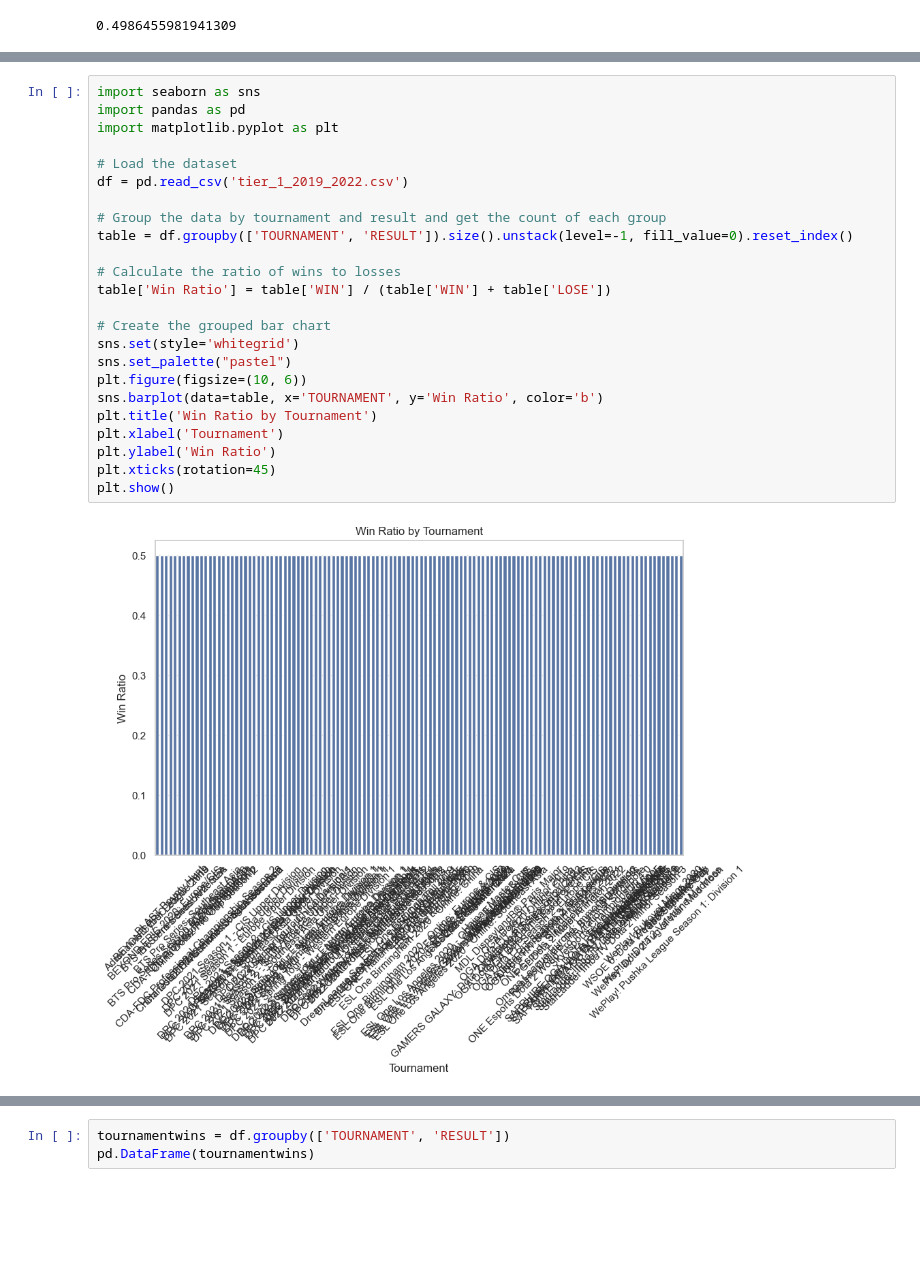
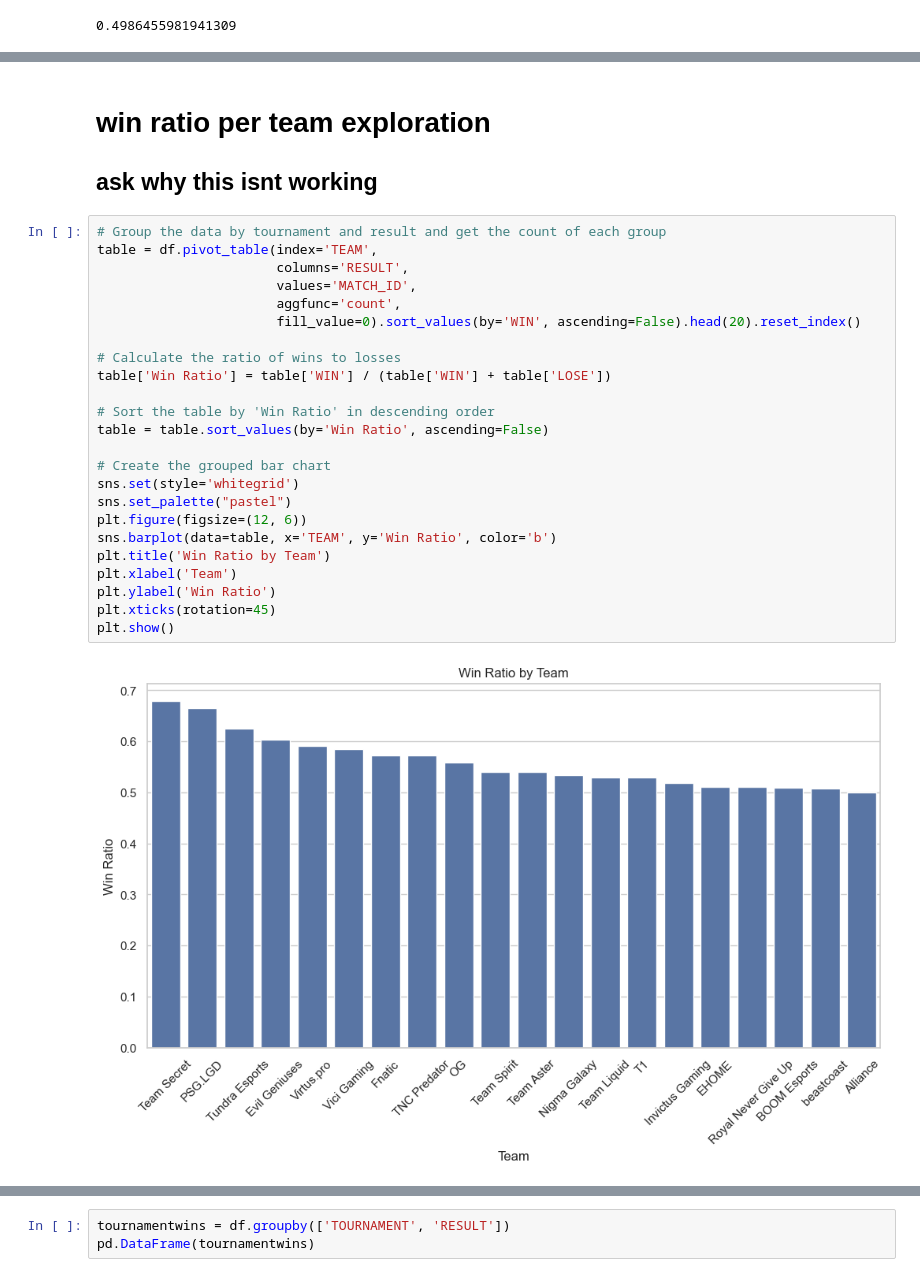
Before and after one commit to FakerScientist/Python_Project, a Jupyter notebook: Project_files/python_project-checkpoint.ipynb, the cells around one changed output, grey strips where cells are left out. Cells and saved outputs as stored; diff of their text form; blank space fills up the shorter version.

```diff
--- a/python_project.ipynb
+++ b/Project_files/python_project-checkpoint.ipynb
@@ -633,26 +887,29 @@ KeyError: 'WIN'
+# %% [markdown]
+# win ratio per team exploration
+## ask why this isnt working
 # %%
-import seaborn as sns
-import pandas as pd
-import matplotlib.pyplot as plt
-
-# Load the dataset
-df = pd.read_csv('tier_1_2019_2022.csv')
-
 # Group the data by tournament and result and get the count of each group
-table = df.groupby(['TOURNAMENT', 'RESULT']).size().unstack(level=-1, fill_value=0).reset_index()
+table = df.pivot_table(index='TEAM',
+                       columns='RESULT',
+                       values='MATCH_ID',
+                       aggfunc='count',
+                       fill_value=0).sort_values(by='WIN', ascending=False).head(20).reset_index()
 
 # Calculate the ratio of wins to losses
 table['Win Ratio'] = table['WIN'] / (table['WIN'] + table['LOSE'])
 
+# Sort the table by 'Win Ratio' in descending order
+table = table.sort_values(by='Win Ratio', ascending=False)
+
 # Create the grouped bar chart
 sns.set(style='whitegrid')
 sns.set_palette("pastel")
-plt.figure(figsize=(10, 6))
-sns.barplot(data=table, x='TOURNAMENT', y='Win Ratio', color='b')
-plt.title('Win Ratio by Tournament')
-plt.xlabel('Tournament')
+plt.figure(figsize=(12, 6))
+sns.barplot(data=table, x='TEAM', y='Win Ratio', color='b')
+plt.title('Win Ratio by Team')
+plt.xlabel('Team')
 plt.ylabel('Win Ratio')
 plt.xticks(rotation=45)
 plt.show()
 # %% [output]
-[figure, old version]
+[figure, new version]
```
Also changed, not shown: parts of 70 cells of this notebook.
